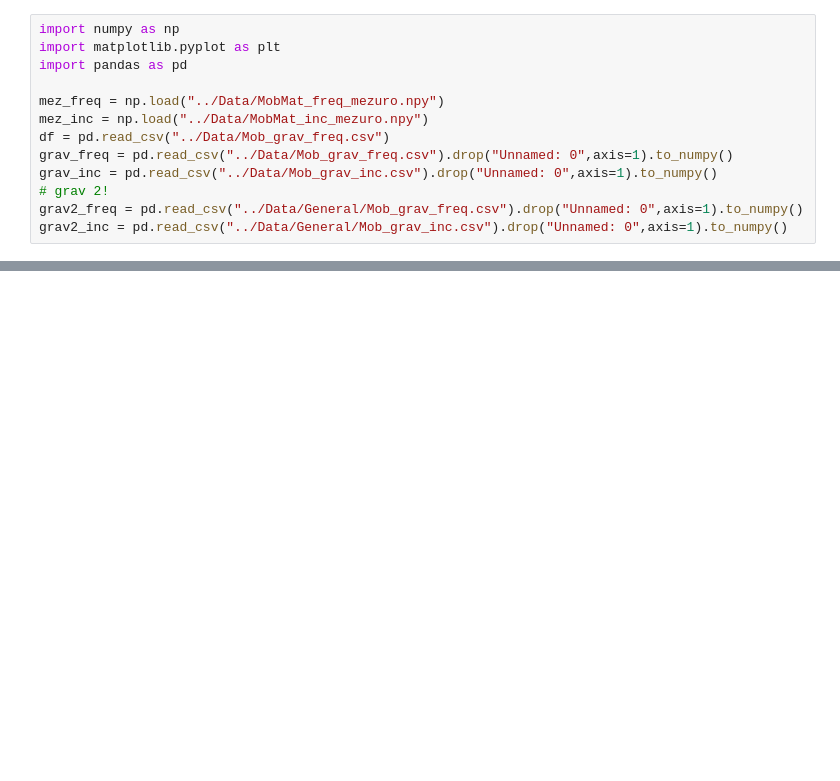
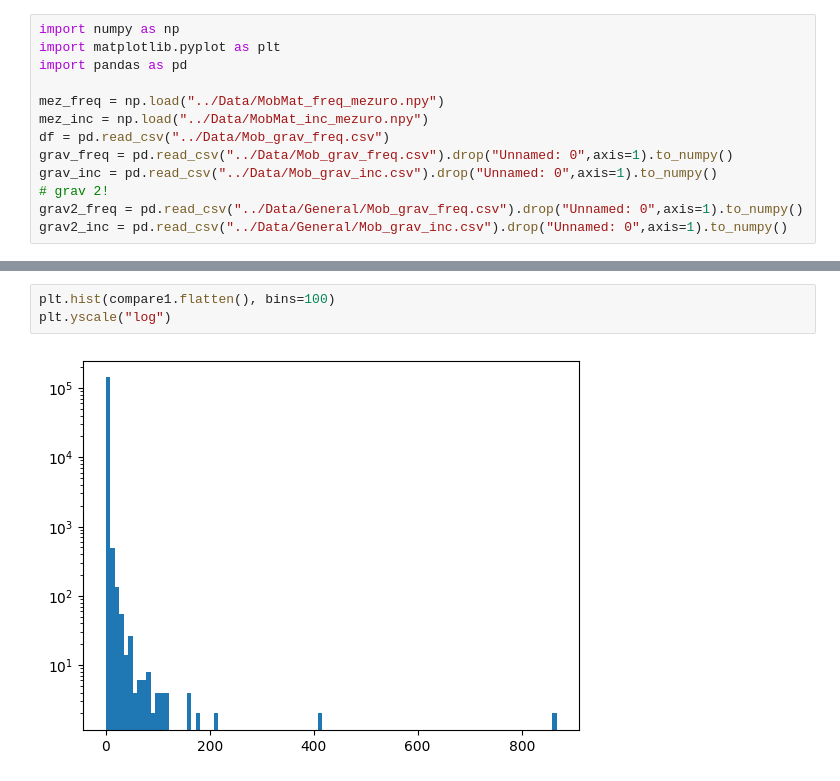
Before and after one commit to larsdekwant/covid-gravity-model, a Jupyter notebook: Analysis/Mobility_comparison.ipynb, the cells around one changed output, grey strips where cells are left out. Cells and saved outputs as stored; diff of their text form; blank space fills up the shorter version.

```diff
--- a/Analysis/Mobility_comparison.ipynb
+++ b/Analysis/Mobility_comparison.ipynb
@@ -44,0 +49,5 @@ plt.yscale("log")
+# %%
+plt.hist(compare1.flatten(), bins=100)
+plt.yscale("log")
+# %% [output]
+[figure, added]
```
Also changed, not shown: parts of 4 cells of this notebook.
